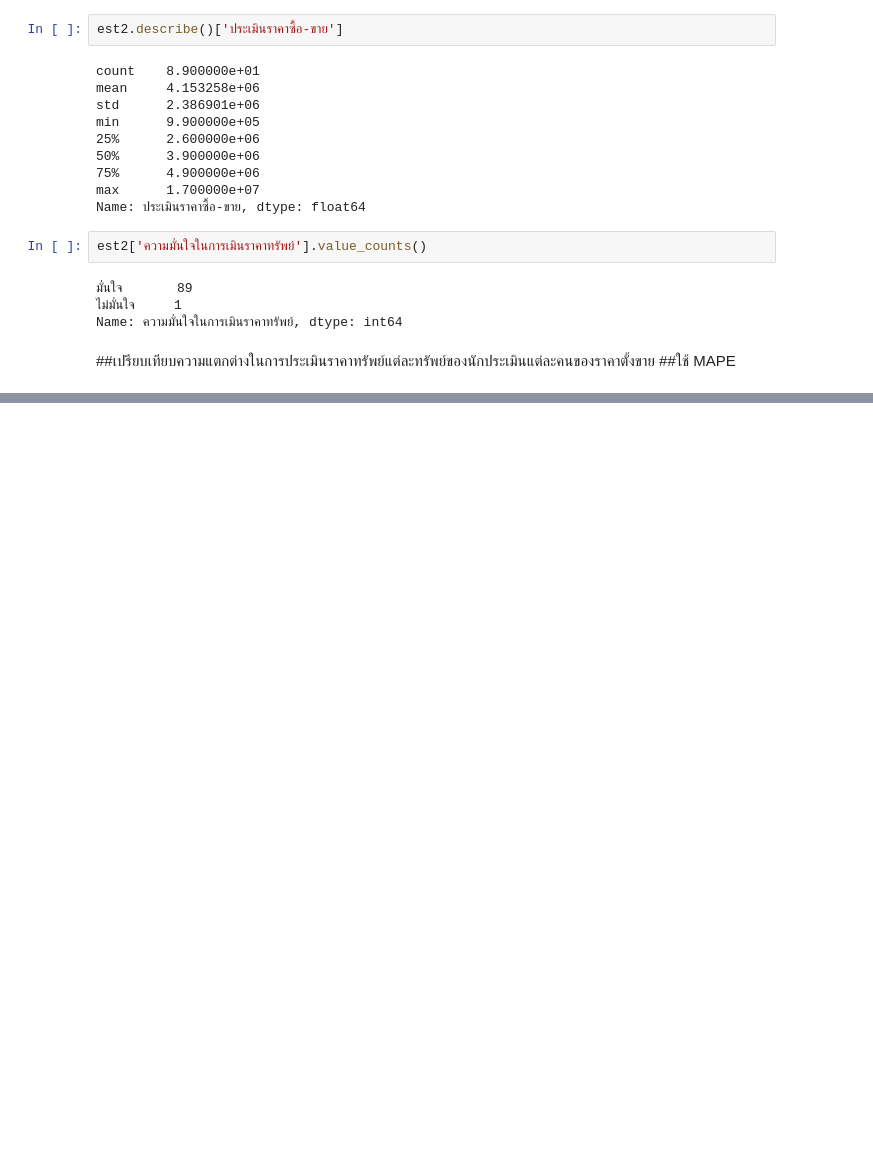
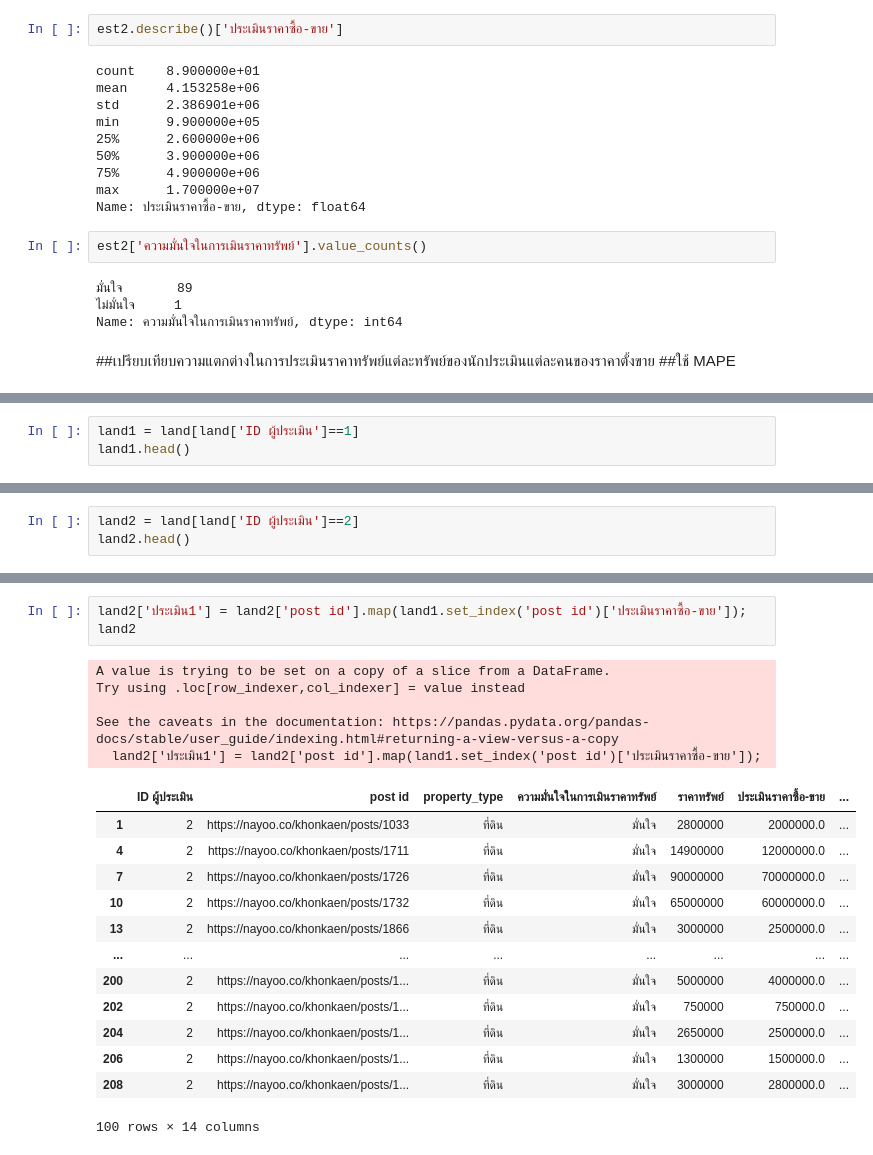
Before and after one commit to SasiwimonV/bsc_dpdm22, a Jupyter notebook: [dataprep1]_property_estimator.ipynb, the cells around one changed output, grey strips where cells are left out. Cells and saved outputs as stored; diff of their text form; blank space fills up the shorter version.

```diff
--- a/[dataprep1]_property_estimator.ipynb
+++ b/[dataprep1]_property_estimator.ipynb
@@ -167,0 +391,3 @@ See the caveats in the documentation: https://pandas.pydata.org/pandas-docs/stab
+# %%
+land1 = land[land['ID ผู้ประเมิน']==1]
+land1.head()
@@ -167,0 +401,3 @@ See the caveats in the documentation: https://pandas.pydata.org/pandas-docs/stab
+# %%
+land2 = land[land['ID ผู้ประเมิน']==2]
+land2.head()
@@ -167,0 +426,22 @@ See the caveats in the documentation: https://pandas.pydata.org/pandas-docs/stab
+# %%
+land2['ประเมิน1'] = land2['post id'].map(land1.set_index('post id')['ประเมินราคาซื้อ-ขาย']);
+land2
+# %% [output]
+A value is trying to be set on a copy of a slice from a DataFrame.
+Try using .loc[row_indexer,col_indexer] = value instead
+
+See the caveats in the documentation: https://pandas.pydata.org/pandas-docs/stable/user_guide/indexing.html#returning-a-view-versus-a-copy
+  land2['ประเมิน1'] = land2['post id'].map(land1.set_index('post id')['ประเมินราคาซื้อ-ขาย']);
+|  | ID ผู้ประเมิน | post id | property_type | ความมั่นใจในการเมินราคาทรัพย์ | ราคาทรัพย์ | ประเมินราคาซื้อ-ขาย | ... |
+| 1 | 2 | https://nayoo.co/khonkaen/posts/1033 | ที่ดิน | มั่นใจ | 2800000 | 2000000.0 | ... |
+| 4 | 2 | https://nayoo.co/khonkaen/posts/1711 | ที่ดิน | มั่นใจ | 14900000 | 12000000.0 | ... |
+| 7 | 2 | https://nayoo.co/khonkaen/posts/1726 | ที่ดิน | มั่นใจ | 90000000 | 70000000.0 | ... |
+| 10 | 2 | https://nayoo.co/khonkaen/posts/1732 | ที่ดิน | มั่นใจ | 65000000 | 60000000.0 | ... |
+| 13 | 2 | https://nayoo.co/khonkaen/posts/1866 | ที่ดิน | มั่นใจ | 3000000 | 2500000.0 | ... |
+| ... | ... | ... | ... | ... | ... | ... | ... |
+| 200 | 2 | https://nayoo.co/khonkaen/posts/1... | ที่ดิน | มั่นใจ | 5000000 | 4000000.0 | ... |
+| 202 | 2 | https://nayoo.co/khonkaen/posts/1... | ที่ดิน | มั่นใจ | 750000 | 750000.0 | ... |
+| 204 | 2 | https://nayoo.co/khonkaen/posts/1... | ที่ดิน | มั่นใจ | 2650000 | 2500000.0 | ... |
+| 206 | 2 | https://nayoo.co/khonkaen/posts/1... | ที่ดิน | มั่นใจ | 1300000 | 1500000.0 | ... |
+| 208 | 2 | https://nayoo.co/khonkaen/posts/1... | ที่ดิน | มั่นใจ | 3000000 | 2800000.0 | ... |
+100 rows × 14 columns
```
Also changed, not shown: parts of 95 cells of this notebook.
